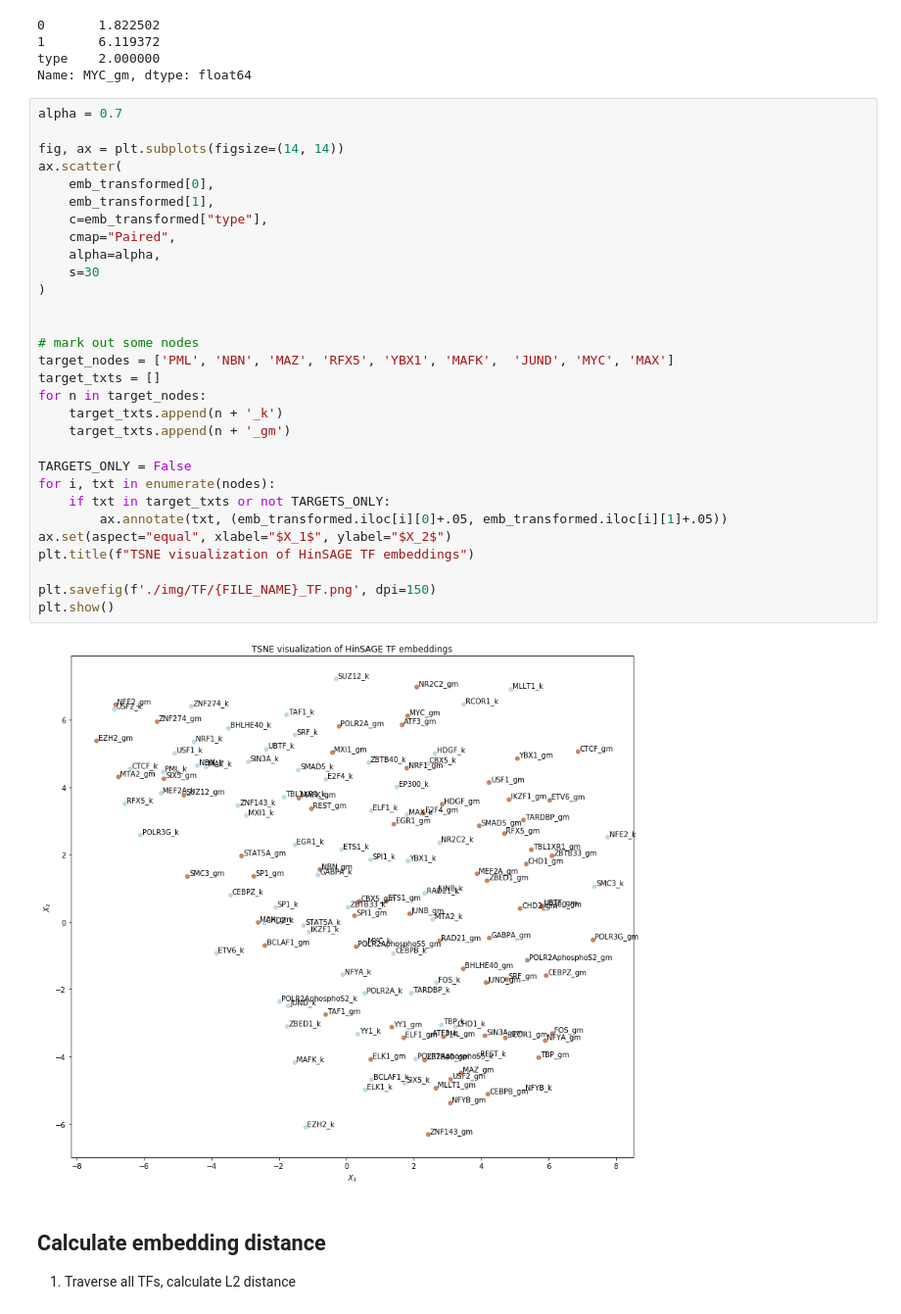
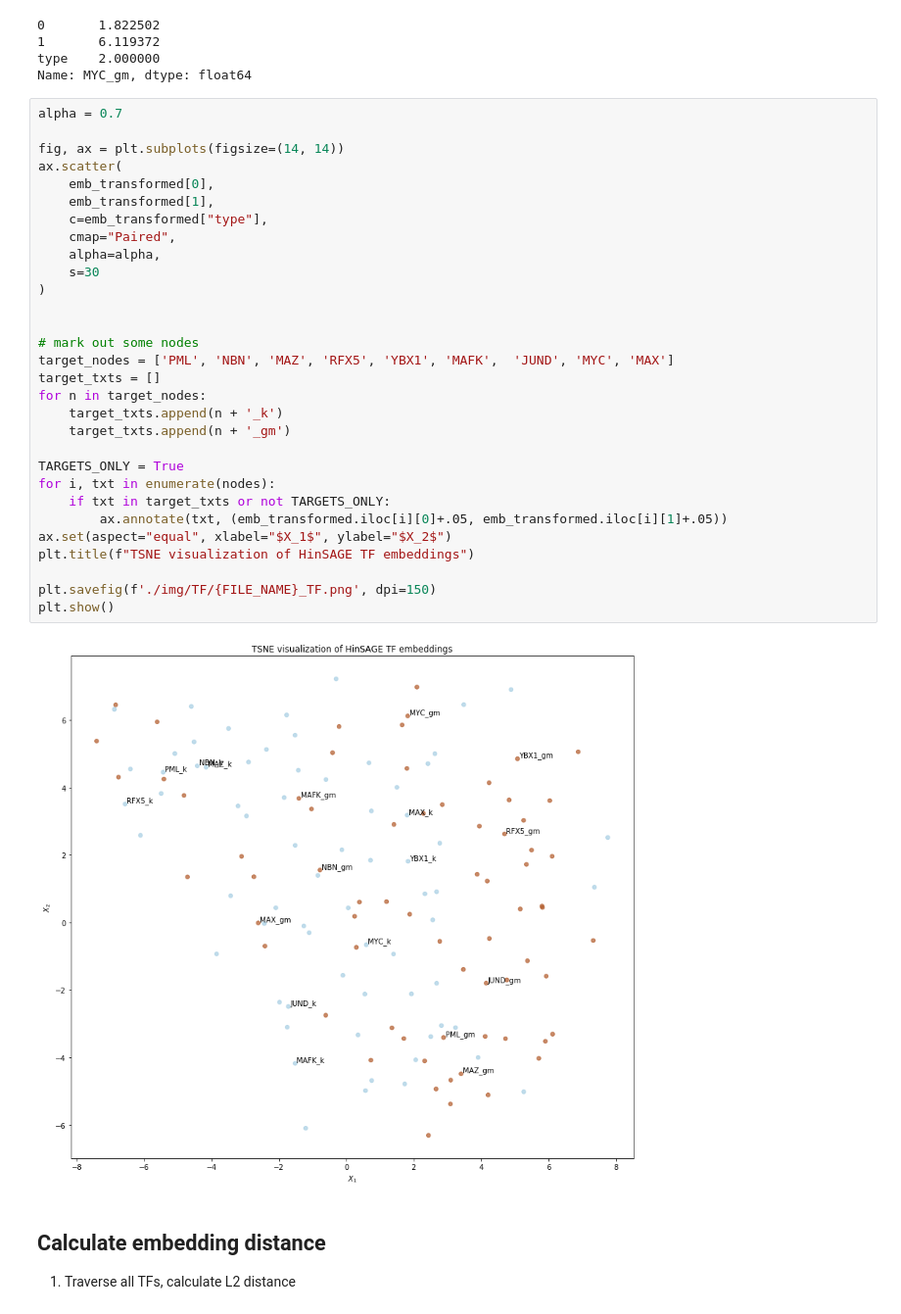
Before and after one commit to guomk/graph_embedding, a Jupyter notebook: script/dgi/explore_emb_tf.ipynb, the cells around one changed output. Shown: that part at 98% size. Drawn from its saved outputs; the diff is of its cells as text.

```diff
--- a/script/dgi/explore_emb_tf.ipynb
+++ b/script/dgi/explore_emb_tf.ipynb
@@ -73,35 +73,35 @@ Name: MYC_gm, dtype: float64
 # %%
 alpha = 0.7
 
 fig, ax = plt.subplots(figsize=(14, 14))
 ax.scatter(
     emb_transformed[0],
     emb_transformed[1],
     c=emb_transformed["type"],
     cmap="Paired",
     alpha=alpha,
     s=30
 )
 
 
 # mark out some nodes
 target_nodes = ['PML', 'NBN', 'MAZ', 'RFX5', 'YBX1', 'MAFK',  'JUND', 'MYC', 'MAX']
 target_txts = []
 for n in target_nodes:
     target_txts.append(n + '_k')
     target_txts.append(n + '_gm')
 
-TARGETS_ONLY = False
+TARGETS_ONLY = True
 for i, txt in enumerate(nodes):
     if txt in target_txts or not TARGETS_ONLY:
         ax.annotate(txt, (emb_transformed.iloc[i][0]+.05, emb_transformed.iloc[i][1]+.05))
 ax.set(aspect="equal", xlabel="$X_1$", ylabel="$X_2$")
 plt.title(f"TSNE visualization of HinSAGE TF embeddings")
 
 plt.savefig(f'./img/TF/{FILE_NAME}_TF.png', dpi=150)
 plt.show()
 # %% [output]
-[figure, old version]
+[figure, new version]
 # %% [markdown]
 ## Calculate embedding distance
 1. Traverse all TFs, calculate L2 distance
```
Also changed, not shown: 44 other files.
